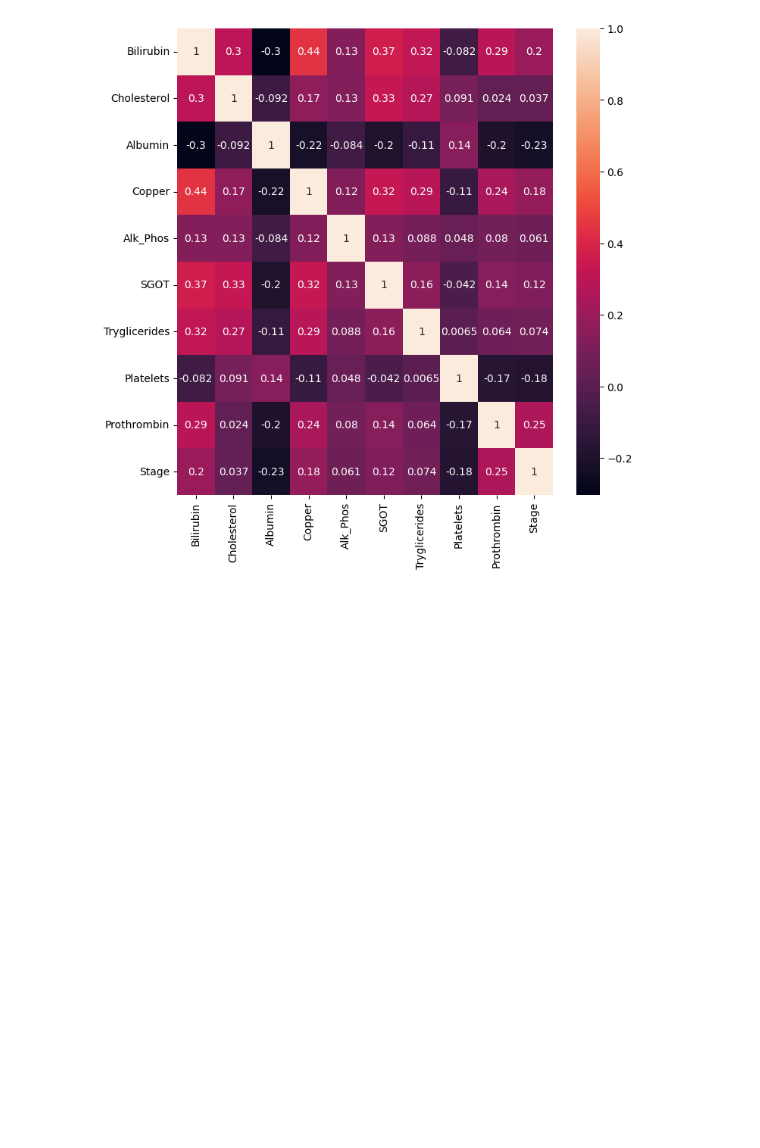
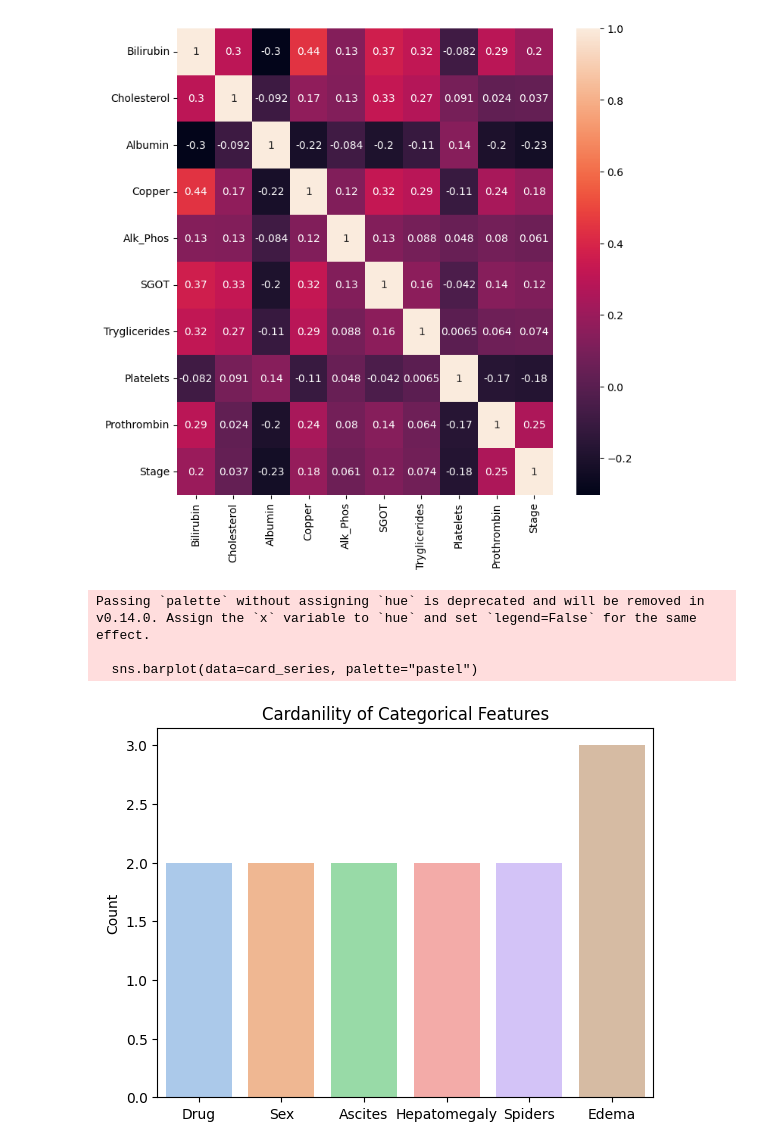
Before and after one commit to Comment-XD/Scikit-Learn-Fundamentals, a Jupyter notebook: SciKit-Data Science/Projects/Multi-Class Prediction of Cirrhosis Outcomes.ipynb, the cells around one changed output. Cells and saved outputs as stored; diff of their text form; code cells hidden in the pictures; blank space fills up the shorter version.

```diff
--- a/SciKit-Data Science/Projects/Multi-Class Prediction of Cirrhosis Outcomes.ipynb
+++ b/SciKit-Data Science/Projects/Multi-Class Prediction of Cirrhosis Outcomes.ipynb
@@ -90,3 +124,15 @@ sns.heatmap(numeric_data.corr(), annot=True)
 # %% [output]
 <Axes: >
 [figure]
+# %%
+card_series = pd.Series([len(categorical_data[col].unique()) for col in categorical_data.columns], index=categorical_data.columns)
+# %%
+plt.title("Cardanility of Categorical Features")
+plt.ylabel("Count")
+sns.barplot(data=card_series, palette="pastel")
+plt.show()
+# %% [output]
+Passing `palette` without assigning `hue` is deprecated and will be removed in v0.14.0. Assign the `x` variable to `hue` and set `legend=False` for the same effect.
+
+  sns.barplot(data=card_series, palette="pastel")
+[figure, added]
```
Also changed, not shown: parts of 6 cells of this notebook, 3 other files.
